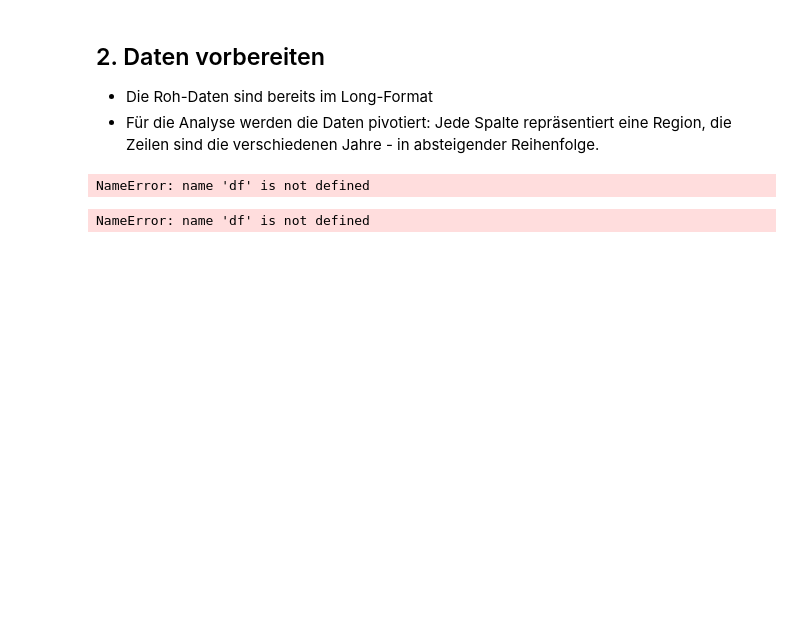
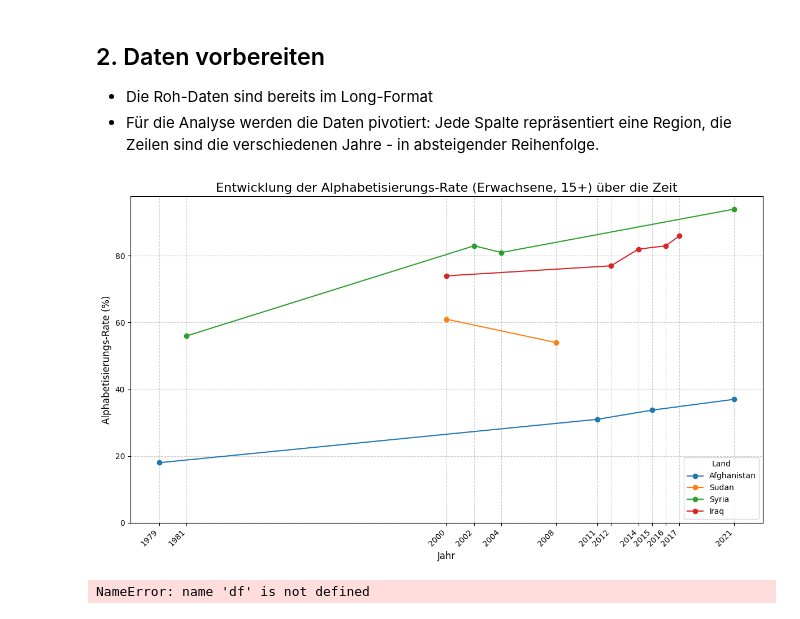
Before and after one commit to buetilia/LN-Informatik, a Jupyter notebook: Leistungsnachweis_Python_Analphabetisierung.ipynb, the cells around one changed output. Drawn from its saved outputs; the diff is of its cells as text; code cells hidden in the pictures; blank space fills up the shorter version.

```diff
--- a/Leistungsnachweis_Python_Analphabetisierung.ipynb
+++ b/Leistungsnachweis_Python_Analphabetisierung.ipynb
@@ -36,10 +36,55 @@ df.head()
 ## 2. Daten vorbereiten
 - Die Roh-Daten sind bereits im Long-Format
 - Für die Analyse werden die Daten pivotiert: Jede Spalte repräsentiert eine Region, die Zeilen sind die verschiedenen Jahre - in absteigender Reihenfolge.
-# %%
-df.columns
-# %% [output]
-NameError: name 'df' is not defined
+# %%
+import matplotlib.pyplot as plt
+import pandas as pd
+
+# Daten laden
+file_path = "literacy-rate-vs-gdp-per-capita.csv"
+df = pd.read_csv(file_path)
+
+# 1. Länder filtern - Jetzt inklusive Irak
+target_countries = ['Afghanistan', 'Sudan', 'Syria', 'Iraq']
+df_filtered = df[df['Entity'].isin(target_countries)].copy()
+
+# 2. Relevante Spalten auswählen und NaN-Werte für die Rate entfernen
+df_plot = df_filtered.dropna(subset=['Literacy rate among adults', 'Year']).copy()
+
+# 3. Grafik erstellen
+plt.figure(figsize=(12, 7))
+
+# Plotten der Daten für jedes Land
+for country in target_countries:
+    # Daten für das aktuelle Land filtern
+    df_country = df_plot[df_plot['Entity'] == country]
+
+    # Plotten
+    plt.plot(df_country['Year'],
+             df_country['Literacy rate among adults'],
+             marker='o',
+             linestyle='-',
+             label=country)
+
+# 4. Beschriftungen und Titel hinzufügen
+plt.title('Entwicklung der Alphabetisierungs-Rate (Erwachsene, 15+) über die Zeit', fontsize=16)
+plt.xlabel('Jahr', fontsize=12)
+plt.ylabel('Alphabetisierungs-Rate (%)', fontsize=12)
+plt.legend(title='Land', loc='lower right')
+plt.grid(True, linestyle='--', alpha=0.6)
+
+# Setze X-Achsen-Ticks nur auf vorhandene Jahre
+all_years = sorted(df_plot['Year'].unique())
+plt.xticks(all_years, rotation=45, ha='right')
+
+plt.ylim(bottom=0) # Starte die Y-Achse bei 0
+
+plt.tight_layout()
+
+# 5. Grafik speichern
+plt.savefig('alphabetisierungs_rate_4_laender.png')
+# %% [output]
+[figure, added]
 # %%
 df_filtered = df[(df["Year"] >= 1985) & (df["Year"] <= 2025)]
 df_filtered.head()
```
Also changed, not shown: parts of 3 cells of this notebook, 1 other file.
